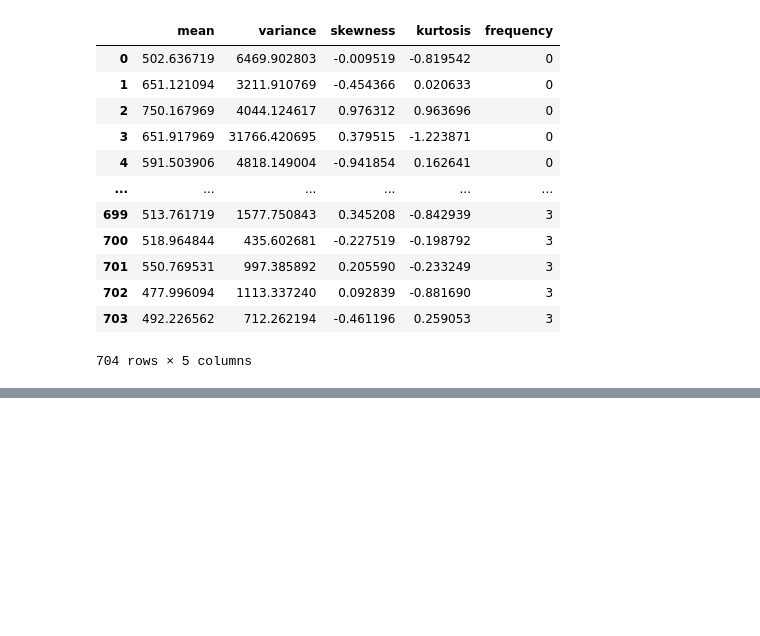
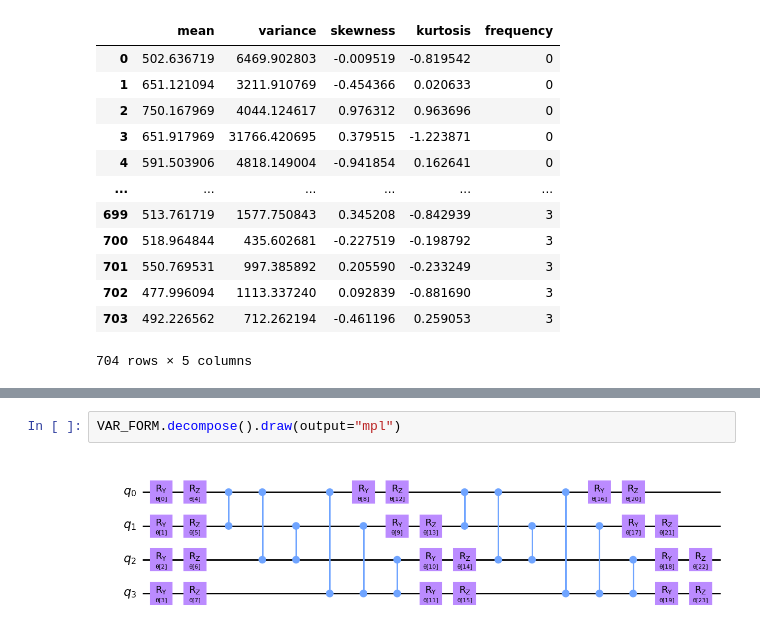
Before and after one commit to dev26git/Quantum-ML-EEG-Signals, a Jupyter notebook: QML_Code.ipynb, the cells around one changed output, grey strips where cells are left out. Cells and saved outputs as stored; diff of their text form; blank space fills up the shorter version.

```diff
--- a/QML_Code.ipynb
+++ b/QML_Code.ipynb
@@ -176,0 +242,4 @@ df1
+# %%
+VAR_FORM.decompose().draw(output="mpl")
+# %% [output]
+[figure, added]
```
Also changed, not shown: parts of 34 cells of this notebook, 11 other files.
